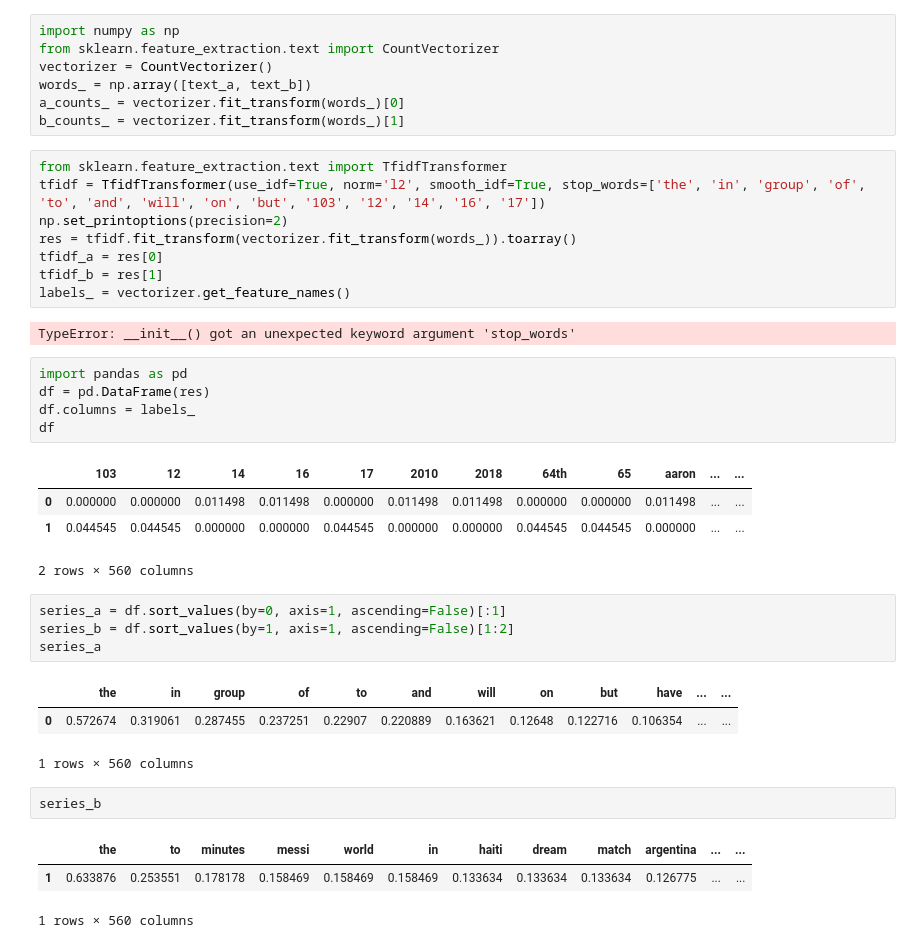
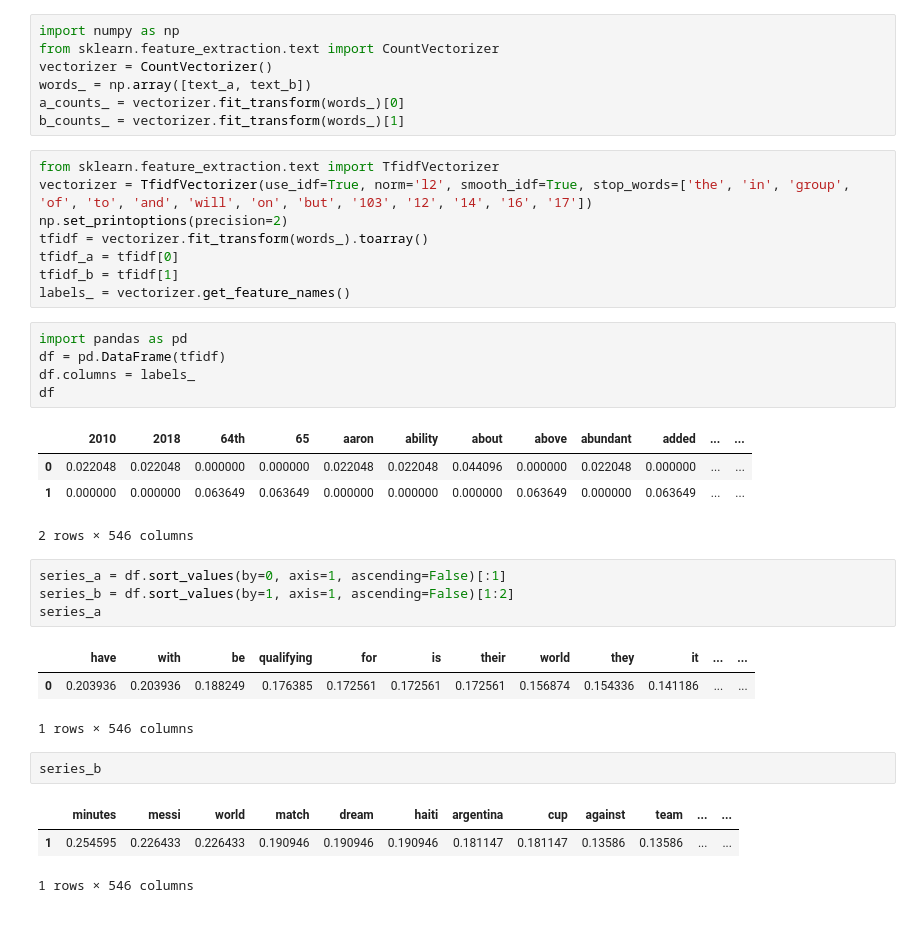
Before and after one commit to simula-labs/tech_note_for_machine_learning, a Jupyter notebook: recommendation/collaborative_filtering/content_base.ipynb, the cells around one changed output. Saved outputs shown, nothing was run; the diff lists cells and outputs as text.

```diff
--- a/recommendation/collaborative_filtering/content_base.ipynb
+++ b/recommendation/collaborative_filtering/content_base.ipynb
@@ -161,36 +155,34 @@ words_ = np.array([text_a, text_b])
 a_counts_ = vectorizer.fit_transform(words_)[0]
 b_counts_ = vectorizer.fit_transform(words_)[1]
 # %%
-from sklearn.feature_extraction.text import TfidfTransformer
-tfidf = TfidfTransformer(use_idf=True, norm='l2', smooth_idf=True, stop_words=['the', 'in', 'group', 'of', 'to', 'and', 'will', 'on', 'but', '103', '12', '14', '16', '17'])
+from sklearn.feature_extraction.text import TfidfVectorizer
+vectorizer = TfidfVectorizer(use_idf=True, norm='l2', smooth_idf=True, stop_words=['the', 'in', 'group', 'of', 'to', 'and', 'will', 'on', 'but', '103', '12', '14', '16', '17'])
 np.set_printoptions(precision=2)
-res = tfidf.fit_transform(vectorizer.fit_transform(words_)).toarray()
-tfidf_a = res[0]
-tfidf_b = res[1]
+tfidf = vectorizer.fit_transform(words_).toarray()
+tfidf_a = tfidf[0]
+tfidf_b = tfidf[1]
 labels_ = vectorizer.get_feature_names()
-# %% [output]
-TypeError: __init__() got an unexpected keyword argument 'stop_words'
 # %%
 import pandas as pd
-df = pd.DataFrame(res)
+df = pd.DataFrame(tfidf)
 df.columns = labels_
 df
 # %% [output]
-|  | 103 | 12 | 14 | 16 | 17 | 2010 | 2018 | 64th | 65 | aaron | ... | ... |
-| 0 | 0.000000 | 0.000000 | 0.011498 | 0.011498 | 0.000000 | 0.011498 | 0.011498 | 0.000000 | 0.000000 | 0.011498 | ... | ... |
-| 1 | 0.044545 | 0.044545 | 0.000000 | 0.000000 | 0.044545 | 0.000000 | 0.000000 | 0.044545 | 0.044545 | 0.000000 | ... | ... |
+|  | 2010 | 2018 | 64th | 65 | aaron | ability | about | above | abundant | added | ... | ... |
+| 0 | 0.022048 | 0.022048 | 0.000000 | 0.000000 | 0.022048 | 0.022048 | 0.044096 | 0.000000 | 0.022048 | 0.000000 | ... | ... |
+| 1 | 0.000000 | 0.000000 | 0.063649 | 0.063649 | 0.000000 | 0.000000 | 0.000000 | 0.063649 | 0.000000 | 0.063649 | ... | ... |
-2 rows × 560 columns
+2 rows × 546 columns
 # %%
 series_a = df.sort_values(by=0, axis=1, ascending=False)[:1]
 series_b = df.sort_values(by=1, axis=1, ascending=False)[1:2]
 series_a
 # %% [output]
-|  | the | in | group | of | to | and | will | on | but | have | ... | ... |
-| 0 | 0.572674 | 0.319061 | 0.287455 | 0.237251 | 0.22907 | 0.220889 | 0.163621 | 0.12648 | 0.122716 | 0.106354 | ... | ... |
+|  | have | with | be | qualifying | for | is | their | world | they | it | ... | ... |
+| 0 | 0.203936 | 0.203936 | 0.188249 | 0.176385 | 0.172561 | 0.172561 | 0.172561 | 0.156874 | 0.154336 | 0.141186 | ... | ... |
-1 rows × 560 columns
+1 rows × 546 columns
 # %%
 series_b
 # %% [output]
-|  | the | to | minutes | messi | world | in | haiti | dream | match | argentina | ... | ... |
-| 1 | 0.633876 | 0.253551 | 0.178178 | 0.158469 | 0.158469 | 0.158469 | 0.133634 | 0.133634 | 0.133634 | 0.126775 | ... | ... |
+|  | minutes | messi | world | match | dream | haiti | argentina | cup | against | team | ... | ... |
+| 1 | 0.254595 | 0.226433 | 0.226433 | 0.190946 | 0.190946 | 0.190946 | 0.181147 | 0.181147 | 0.13586 | 0.13586 | ... | ... |
-1 rows × 560 columns
+1 rows × 546 columns
```
Also changed, not shown: parts of 8 cells of this notebook, 33 other files.
